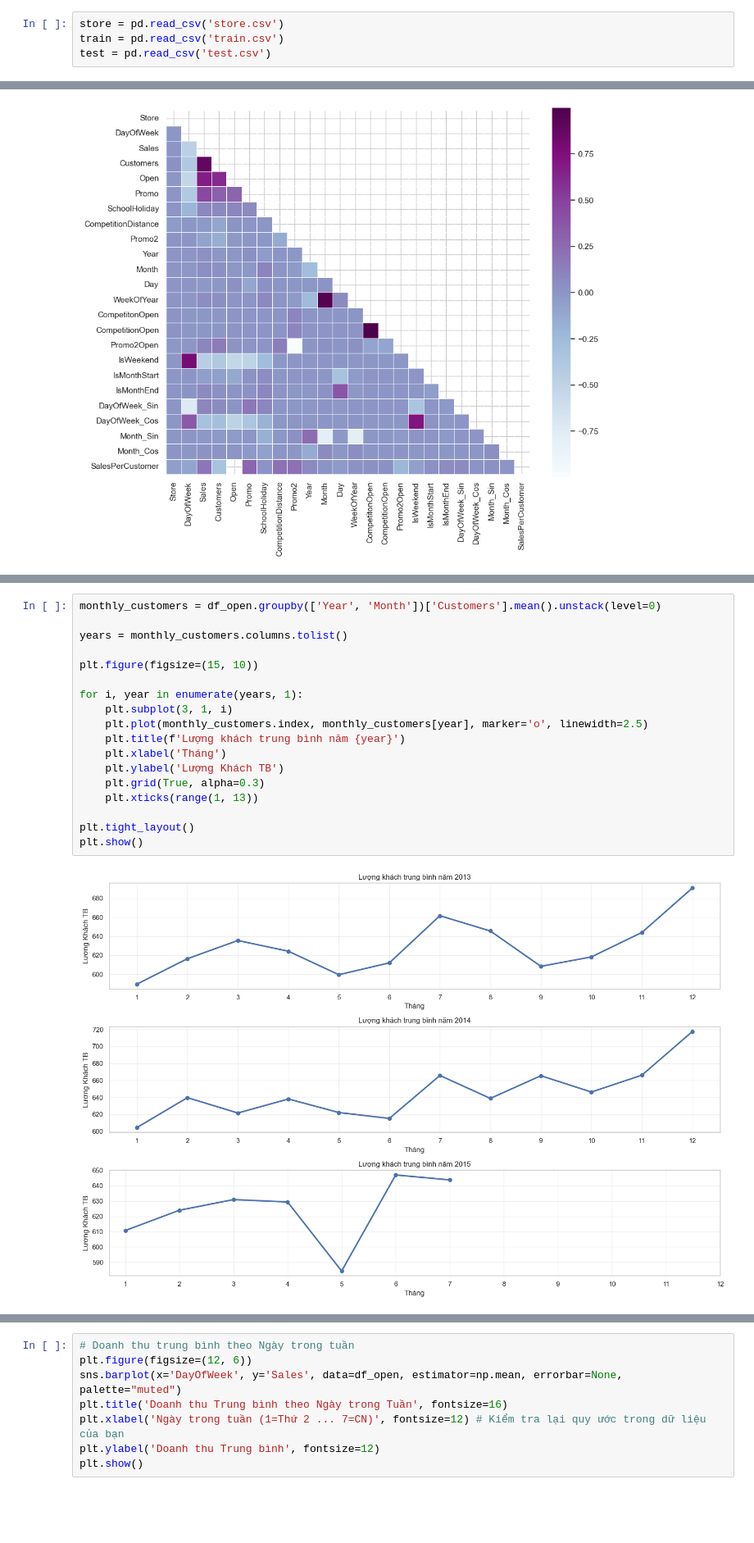
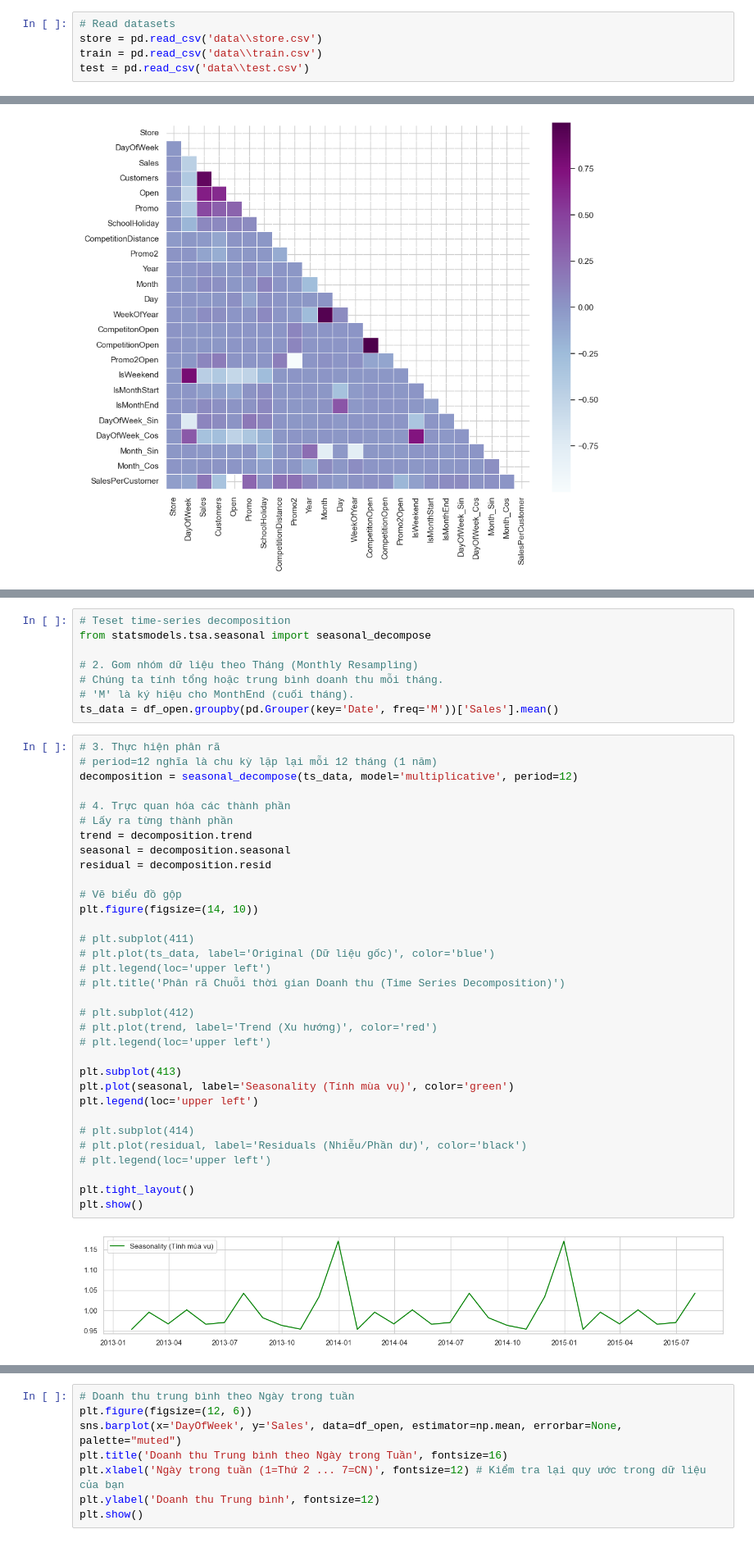
Before and after one commit to trantuan1701/Data_viz_final_project, a Jupyter notebook: Sales_seasonality_analysis.ipynb, the cells around one changed output, grey strips where cells are left out. Shown at 82% size. Drawn from its saved outputs; the diff is of its cells as text; blank space fills up the shorter version.

```diff
--- a/Sales_seasonality_analysis.ipynb
+++ b/Sales_seasonality_analysis.ipynb
@@ -7,7 +7,8 @@ import seaborn as sns
 pd.set_option('display.max_columns', None)
 sns.set(style="whitegrid")
 # %%
-store = pd.read_csv('store.csv')
-train = pd.read_csv('train.csv')
-test = pd.read_csv('test.csv')
+# Read datasets
+store = pd.read_csv('data\\store.csv')
+train = pd.read_csv('data\\train.csv')
+test = pd.read_csv('data\\test.csv')
 # %%
@@ -168,21 +191,44 @@ plt.show()
-# %%
-monthly_customers = df_open.groupby(['Year', 'Month'])['Customers'].mean().unstack(level=0)
-
-years = monthly_customers.columns.tolist()
-
-plt.figure(figsize=(15, 10))
-
-for i, year in enumerate(years, 1):
-    plt.subplot(3, 1, i)
-    plt.plot(monthly_customers.index, monthly_customers[year], marker='o', linewidth=2.5)
-    plt.title(f'Lượng khách trung bình năm {year}')
-    plt.xlabel('Tháng')
-    plt.ylabel('Lượng Khách TB')
-    plt.grid(True, alpha=0.3)
-    plt.xticks(range(1, 13))
-
-plt.tight_layout()
-plt.show()
-# %% [output]
-[figure, removed]
+# %%
+# Teset time-series decomposition
+from statsmodels.tsa.seasonal import seasonal_decompose
+
+# 2. Gom nhóm dữ liệu theo Tháng (Monthly Resampling)
+# Chúng ta tính tổng hoặc trung bình doanh thu mỗi tháng.
+# 'M' là ký hiệu cho MonthEnd (cuối tháng).
+ts_data = df_open.groupby(pd.Grouper(key='Date', freq='M'))['Sales'].mean()
+# %%
+# 3. Thực hiện phân rã
+# period=12 nghĩa là chu kỳ lặp lại mỗi 12 tháng (1 năm)
+decomposition = seasonal_decompose(ts_data, model='multiplicative', period=12)
+
+# 4. Trực quan hóa các thành phần
+# Lấy ra từng thành phần
+trend = decomposition.trend
+seasonal = decomposition.seasonal
+residual = decomposition.resid
+
+# Vẽ biểu đồ gộp
+plt.figure(figsize=(14, 10))
+
+# plt.subplot(411)
+# plt.plot(ts_data, label='Original (Dữ liệu gốc)', color='blue')
+# plt.legend(loc='upper left')
+# plt.title('Phân rã Chuỗi thời gian Doanh thu (Time Series Decomposition)')
+
+# plt.subplot(412)
+# plt.plot(trend, label='Trend (Xu hướng)', color='red')
+# plt.legend(loc='upper left')
+
+plt.subplot(413)
+plt.plot(seasonal, label='Seasonality (Tính mùa vụ)', color='green')
+plt.legend(loc='upper left')
+
+# plt.subplot(414)
+# plt.plot(residual, label='Residuals (Nhiễu/Phần dư)', color='black')
+# plt.legend(loc='upper left')
+
+plt.tight_layout()
+plt.show()
+# %% [output]
+[figure, added]
 # %% [markdown]
```
Also changed, not shown: parts of 55 cells of this notebook.
